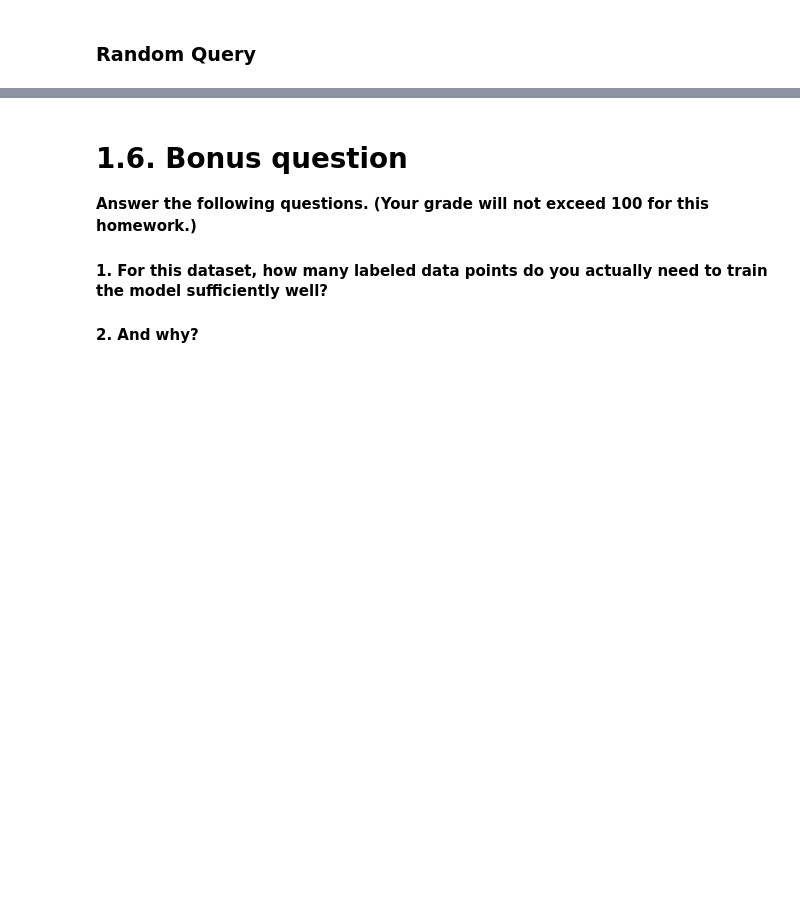
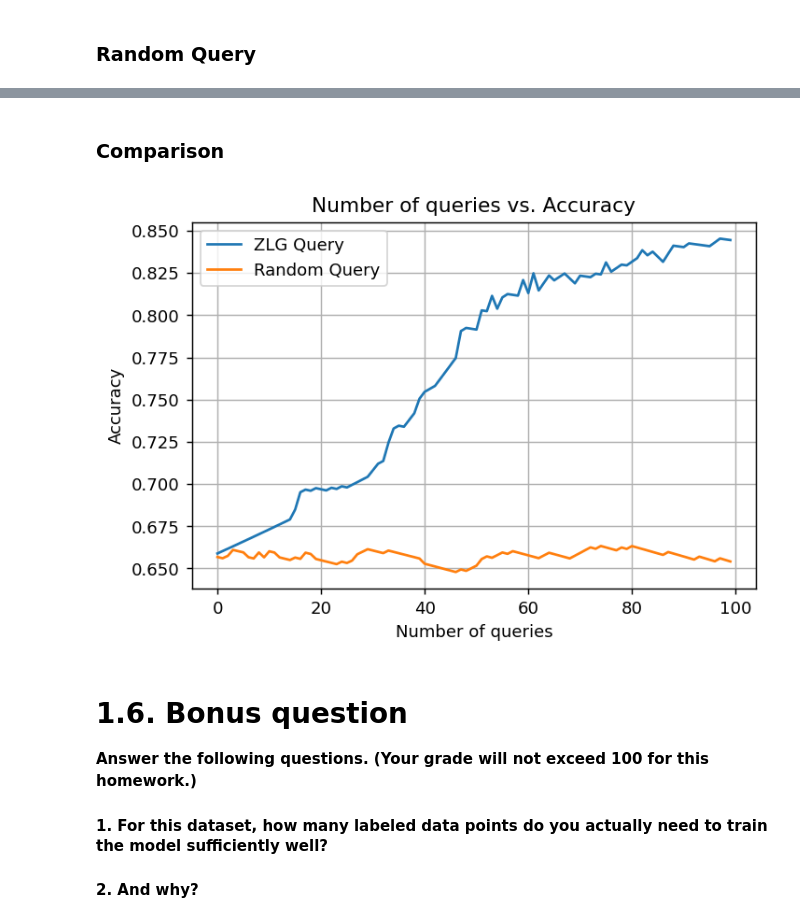
Before and after one commit to ryanquinnnelson/CMU-02750-Study-of-Type-2-Active-Learning-Algorithms, a Jupyter notebook: Q1_ZLG_ryann.ipynb, the cells around one changed output, grey strips where cells are left out. Saved outputs shown, nothing was run; the diff lists cells and outputs as text; code cells hidden in the pictures; blank space fills up the shorter version.

```diff
--- a/Q1_ZLG_ryann.ipynb
+++ b/Q1_ZLG_ryann.ipynb
@@ -294,3 +367,18 @@ Wall time: 9.22 s
+# %% [markdown]
+### Comparison
+# %%
+# plot both together
+fig, ax = plt.subplots(dpi=130)
+ax.plot(scores_zlg, label='ZLG Query')
+ax.plot(scores_rand,label='Random Query')
+plt.xlabel('Number of queries')
+plt.ylabel('Accuracy')
+plt.title('Number of queries vs. Accuracy')
+plt.grid()
+plt.legend()
+plt.show()
+# %% [output]
+[figure, added]
 # %% [markdown]
 # 1.6. Bonus question
 
```
Also changed, not shown: parts of 15 cells of this notebook.
